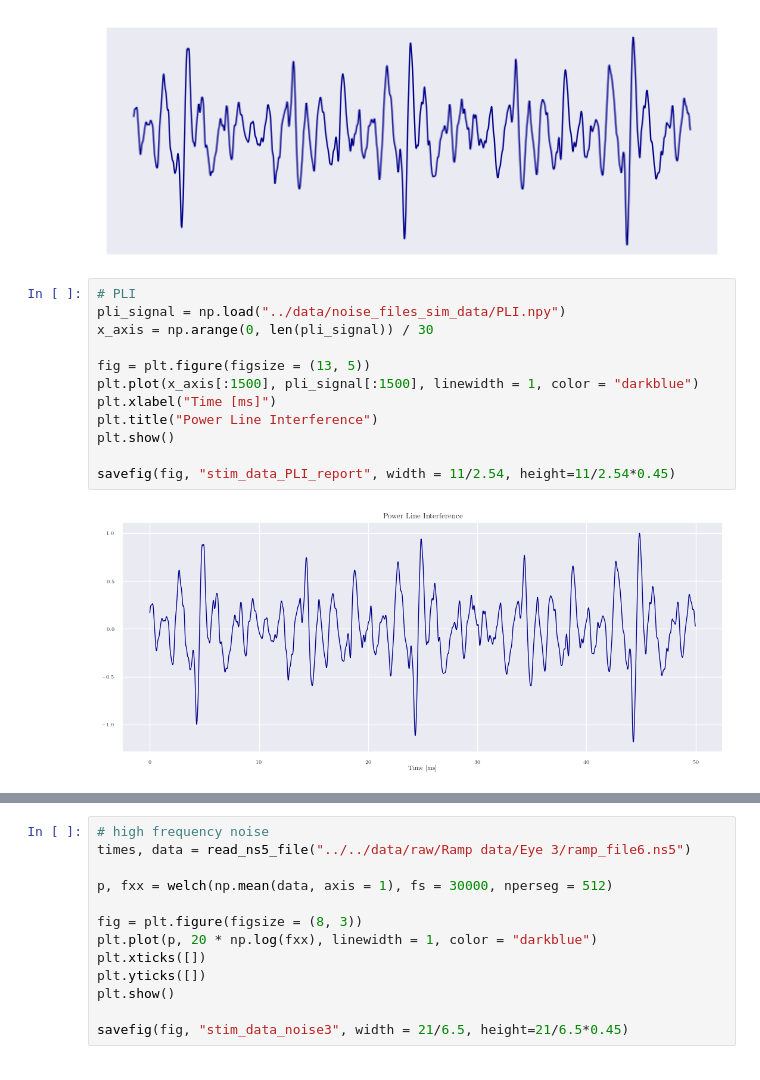
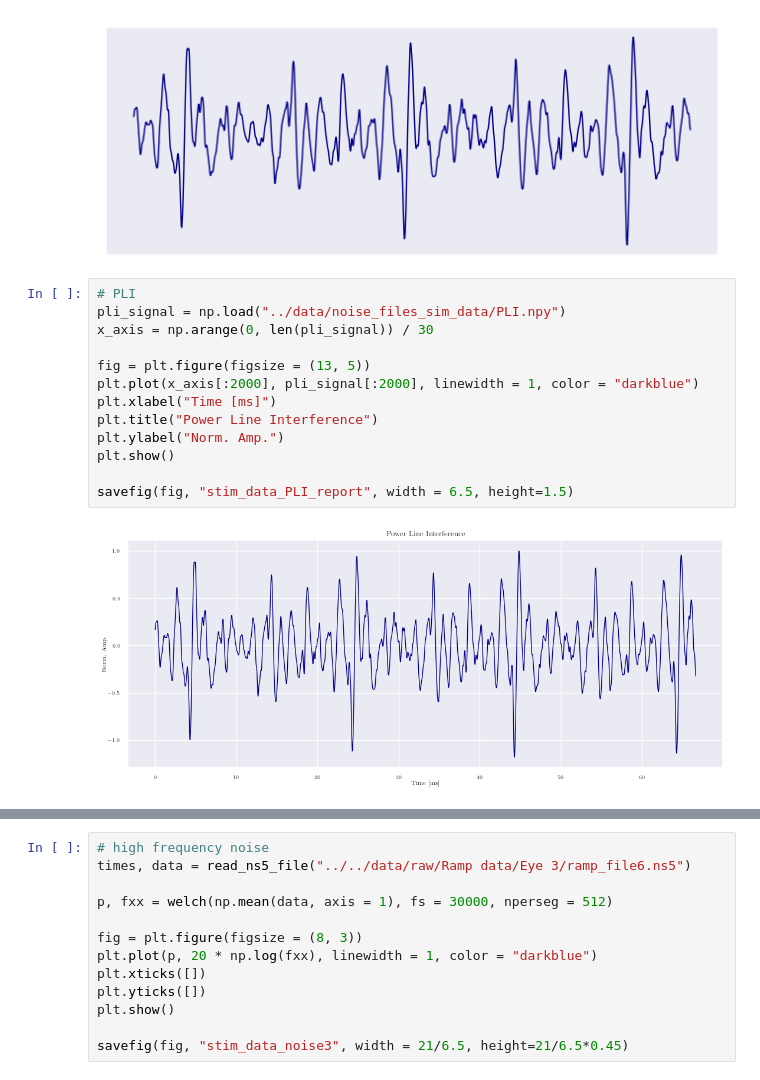
Before and after one commit to TheresaDF/NeuronSpikeEye, a Jupyter notebook: src/visualizations/simulated_data.ipynb, the cells around one changed output, grey strips where cells are left out. Cells and saved outputs as stored; diff of their text form.

```diff
--- a/src/visualizations/simulated_data.ipynb
+++ b/src/visualizations/simulated_data.ipynb
@@ -212,14 +183,15 @@ savefig(fig, "stim_data_PLI", width = 21/6.5, height=21/6.5*0.45)
 # %%
 # PLI
 pli_signal = np.load("../data/noise_files_sim_data/PLI.npy")
 x_axis = np.arange(0, len(pli_signal)) / 30
 
 fig = plt.figure(figsize = (13, 5))
-plt.plot(x_axis[:1500], pli_signal[:1500], linewidth = 1, color = "darkblue")
+plt.plot(x_axis[:2000], pli_signal[:2000], linewidth = 1, color = "darkblue")
 plt.xlabel("Time [ms]")
 plt.title("Power Line Interference")
+plt.ylabel("Norm. Amp.")
 plt.show()
 
-savefig(fig, "stim_data_PLI_report", width = 11/2.54, height=11/2.54*0.45)
+savefig(fig, "stim_data_PLI_report", width = 6.5, height=1.5)
 # %% [output]
-[figure, old version]
+[figure, new version]
```
Also changed, not shown: parts of 10 cells of this notebook, 6 other files.
